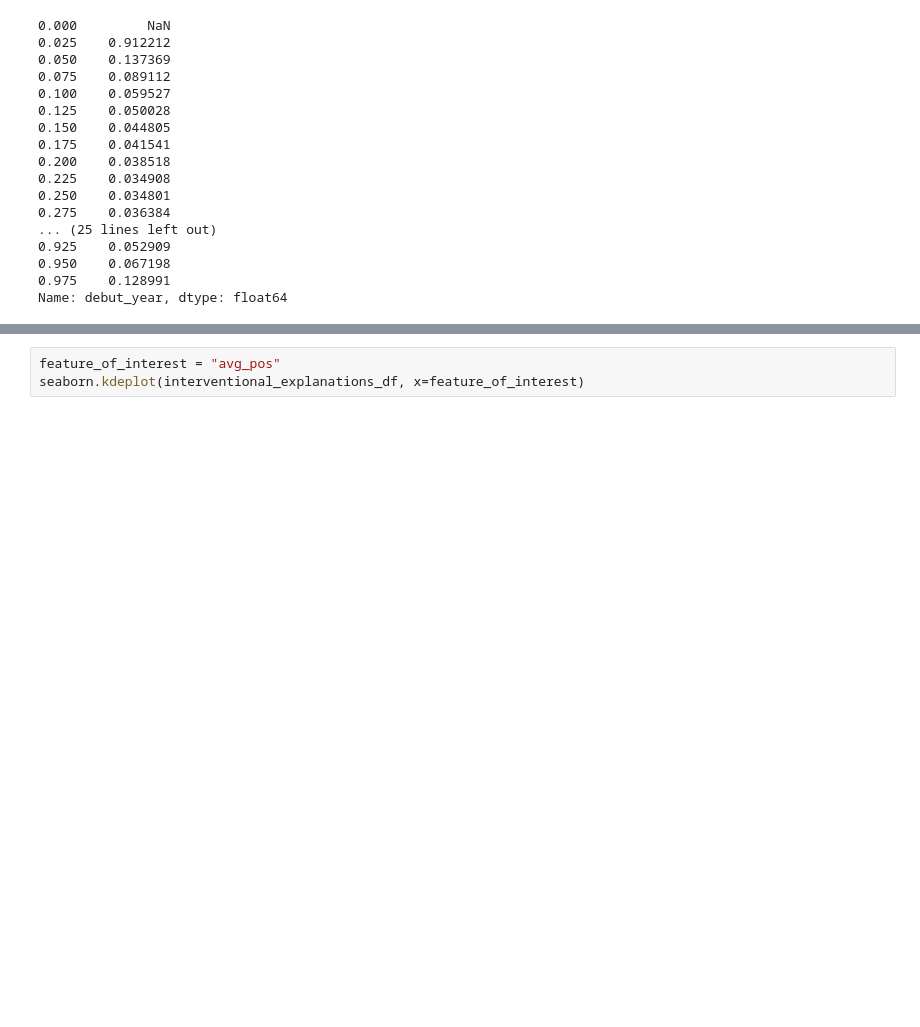
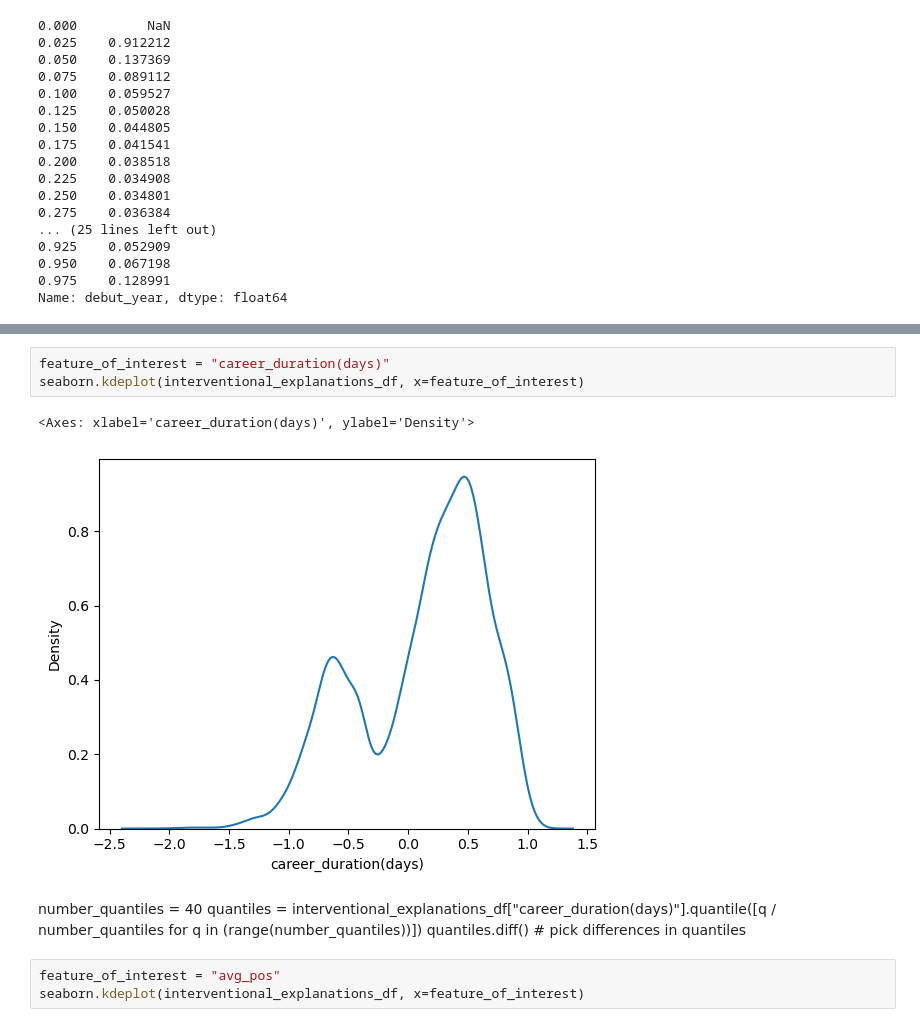
Before and after one commit to DadeOrsu/dm_project24_group_6, a Jupyter notebook: src/task5_xai/xgbc_explanation.ipynb, the cells around one changed output, grey strips where cells are left out. Drawn from its saved outputs; the diff is of its cells as text; blank space fills up the shorter version.

```diff
--- a/src/task5_xai/xgbc_explanation.ipynb
+++ b/src/task5_xai/xgbc_explanation.ipynb
@@ -241,3 +302,13 @@ Name: debut_year, dtype: float64
+# %%
+feature_of_interest = "career_duration(days)"
+seaborn.kdeplot(interventional_explanations_df, x=feature_of_interest)
+# %% [output]
+<Axes: xlabel='career_duration(days)', ylabel='Density'>
+[figure, added]
+# %% [markdown]
+number_quantiles = 40
+quantiles = interventional_explanations_df["career_duration(days)"].quantile([q / number_quantiles for q in (range(number_quantiles))])
+quantiles.diff()  # pick differences in quantiles
 # %%
 feature_of_interest = "avg_pos"
 seaborn.kdeplot(interventional_explanations_df, x=feature_of_interest)
```
Also changed, not shown: parts of 32 cells of this notebook.
